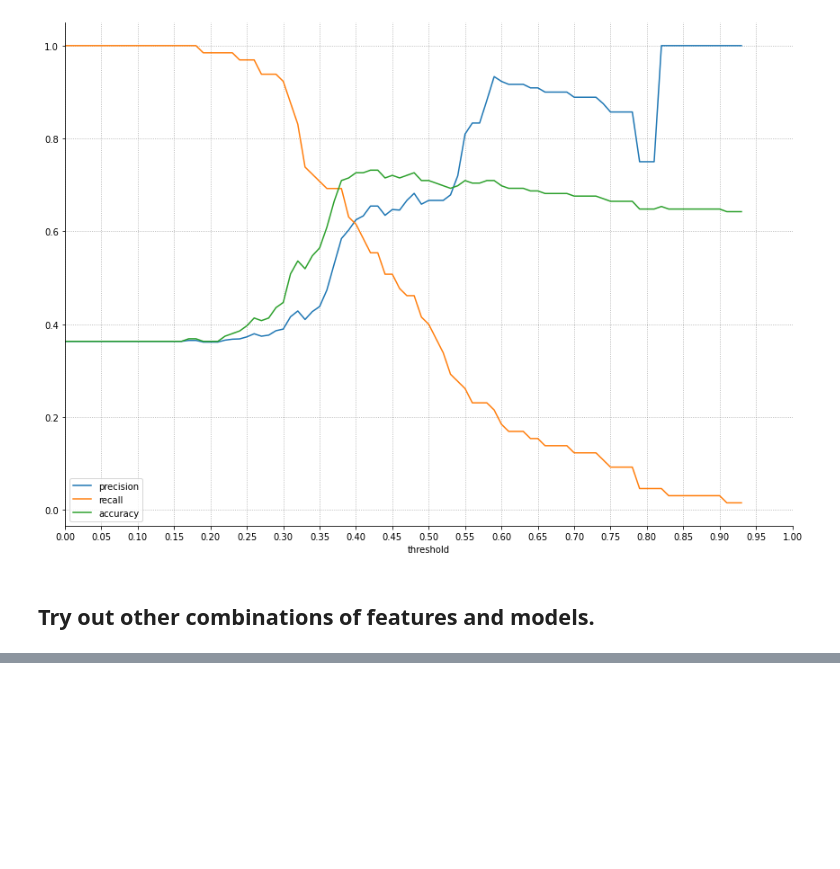
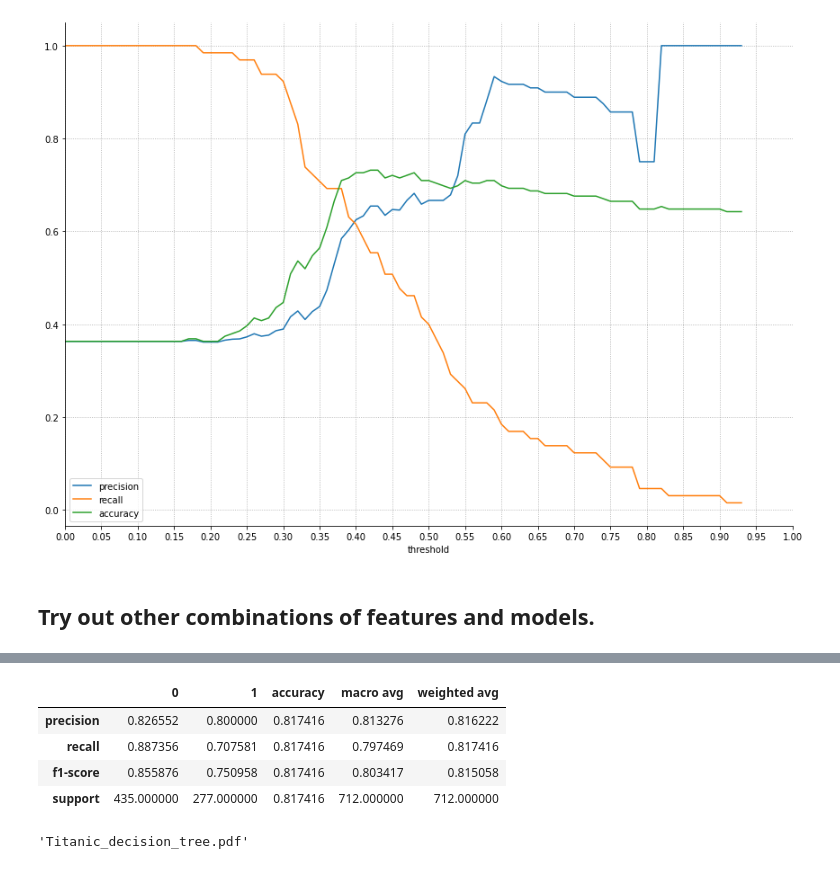
Before and after one commit to ravinder79/classification, a Jupyter notebook: model.ipynb, the cells around one changed output, grey strips where cells are left out. Cells and saved outputs as stored; diff of their text form; code cells hidden in the pictures; blank space fills up the shorter version.

Commit message:
classification exercies

```diff
--- a/model.ipynb
+++ b/model.ipynb
@@ -470,0 +553,12 @@ weighted avg       0.82      0.82      0.82       179
+# %%
+X_train = train[['fare_scaled', 'pclass', 'age_scaled', 'female', 'male']]
+y_train = train[['survived']]
+# %%
+# #clf = RandomForestClassifier(bootstrap=True,
+#                             class_weight=None,
+#                             criterion='gini',
+#                             min_samples_leaf=3,
+#                             n_estimators=1000,
+#                             max_depth=3,
+#                             random_state=123)
+clf = DecisionTreeClassifier(max_depth=3, random_state=123)
@@ -470,0 +574,2 @@ weighted avg       0.82      0.82      0.82       179
+# %%
+y_pred = clf.predict(X_train)
@@ -470,0 +588,15 @@ weighted avg       0.82      0.82      0.82       179
+# %%
+pd.DataFrame(classification_report(y_train, y_pred, output_dict=True))
+# %% [output]
+|  | 0 | 1 | accuracy | macro avg | weighted avg |
+| precision | 0.826552 | 0.800000 | 0.817416 | 0.813276 | 0.816222 |
+| recall | 0.887356 | 0.707581 | 0.817416 | 0.797469 | 0.817416 |
+| f1-score | 0.855876 | 0.750958 | 0.817416 | 0.803417 | 0.815058 |
+| support | 435.000000 | 277.000000 | 0.817416 | 712.000000 | 712.000000 |
+# %%
+dot_data = export_graphviz(clf, out_file=None)
+graph = graphviz.Source(dot_data)
+
+graph.render('Titanic_decision_tree', view=True)
+# %% [output]
+'Titanic_decision_tree.pdf'
```
Also changed, not shown: parts of 34 cells of this notebook.
